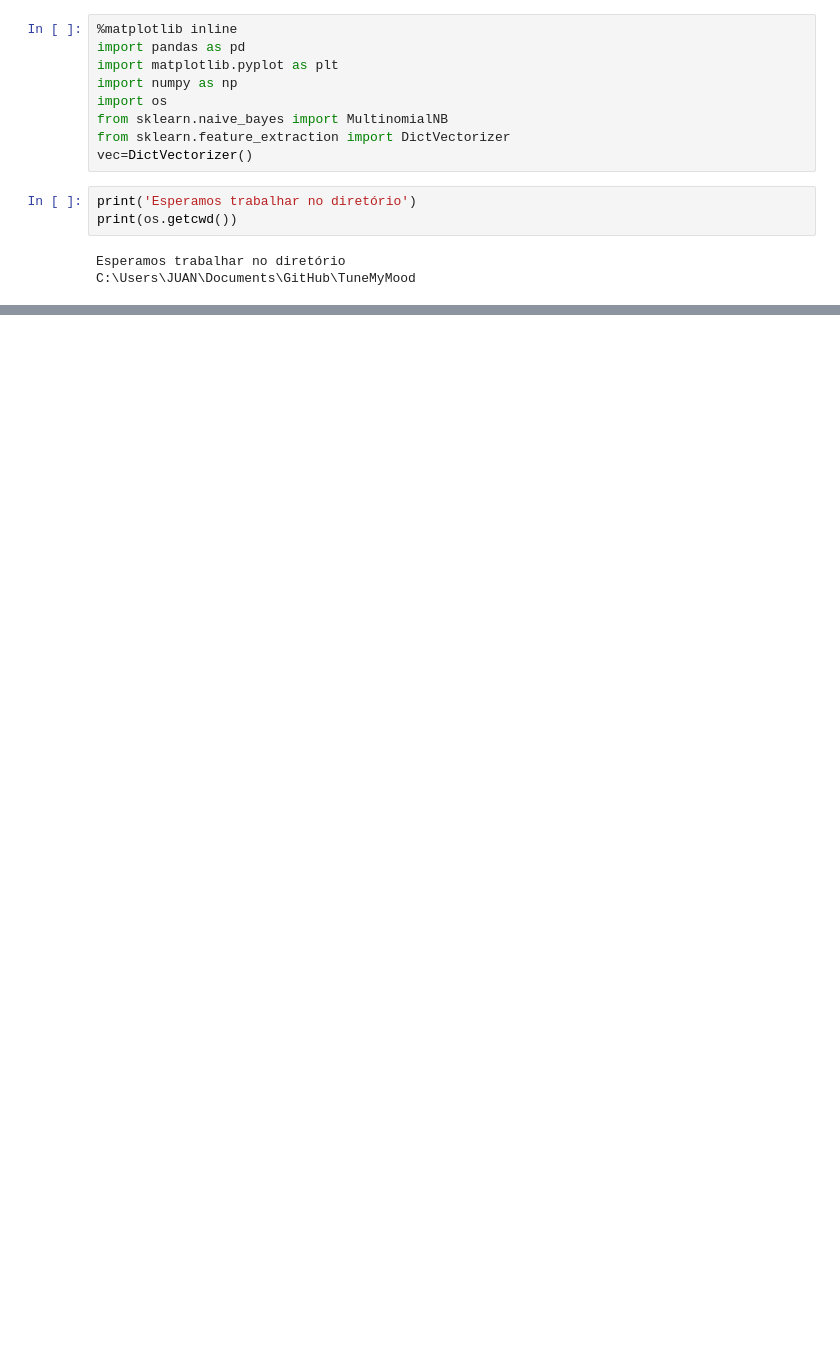
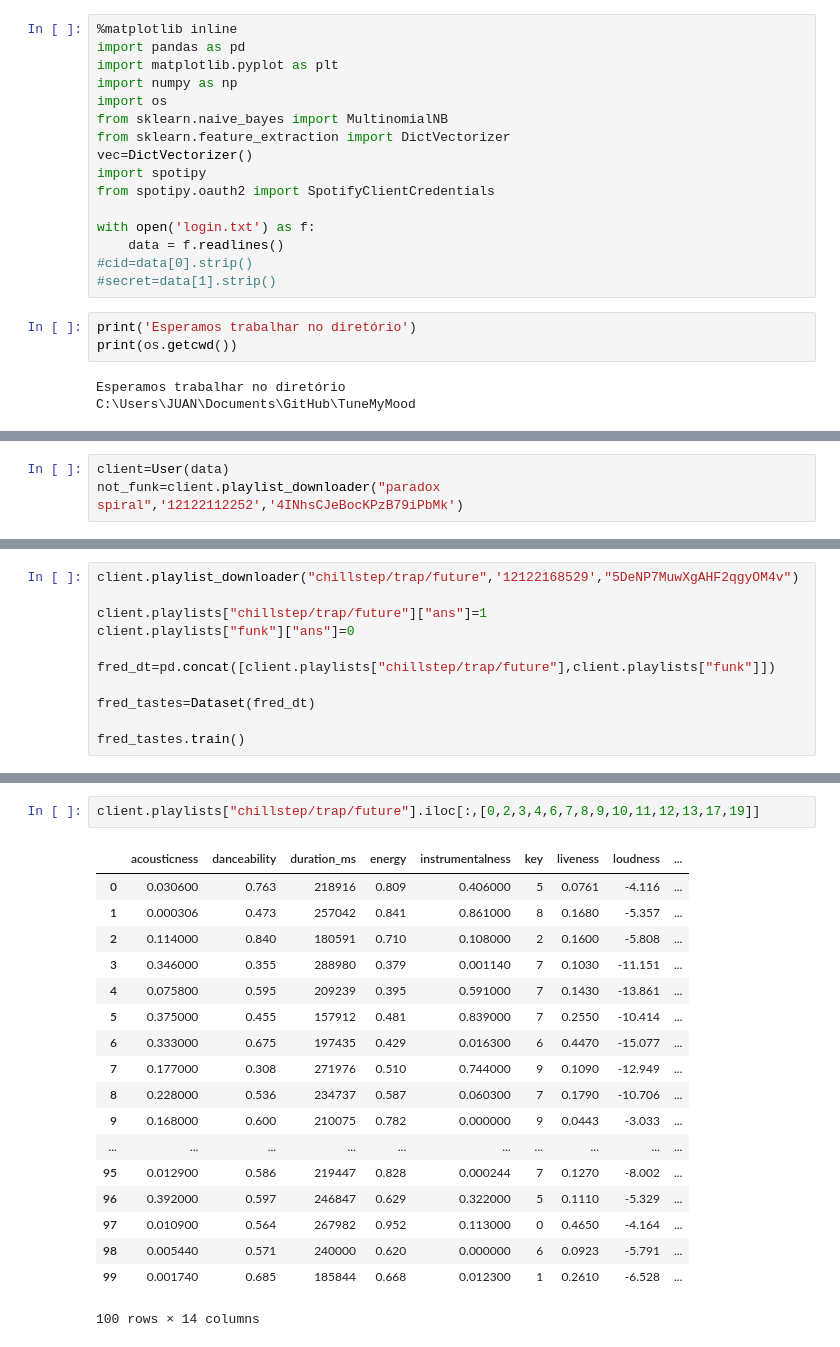
Before and after one commit to juanjorgegarcia/TuneMyMood, a Jupyter notebook: TuneMyMood.ipynb, the cells around one changed output, grey strips where cells are left out. Saved outputs shown, nothing was run; the diff lists cells and outputs as text; blank space fills up the shorter version.

Commit message:
(Melhorada a classe Dataset, criada uma classe para pegar dados do spotify, alguns testes feitos

```diff
--- a/TuneMyMood.ipynb
+++ b/TuneMyMood.ipynb
@@ -7,6 +7,13 @@ import os
 from sklearn.naive_bayes import MultinomialNB
 from sklearn.feature_extraction import DictVectorizer
 vec=DictVectorizer()
+import spotipy
+from spotipy.oauth2 import SpotifyClientCredentials
+
+with open('login.txt') as f:
+    data = f.readlines()
+#cid=data[0].strip()
+#secret=data[1].strip()
 # %%
 print('Esperamos trabalhar no diretório')
 print(os.getcwd())
@@ -51,0 +102,3 @@ test.check_score(new_songs)
+# %%
+client=User(data)
+not_funk=client.playlist_downloader("paradox spiral",'12122112252','4INhsCJeBocKPzB79iPbMk')
@@ -51,0 +146,11 @@ test.check_score(new_songs)
+# %%
+client.playlist_downloader("chillstep/trap/future",'12122168529',"5DeNP7MuwXgAHF2qgyOM4v")
+
+client.playlists["chillstep/trap/future"]["ans"]=1
+client.playlists["funk"]["ans"]=0
+
+fred_dt=pd.concat([client.playlists["chillstep/trap/future"],client.playlists["funk"]])
+
+fred_tastes=Dataset(fred_dt)
+
+fred_tastes.train()
@@ -51,0 +162,21 @@ test.check_score(new_songs)
+# %%
+client.playlists["chillstep/trap/future"].iloc[:,[0,2,3,4,6,7,8,9,10,11,12,13,17,19]]
+# %% [output]
+|  | acousticness | danceability | duration_ms | energy | instrumentalness | key | liveness | loudness | ... |
+| 0 | 0.030600 | 0.763 | 218916 | 0.809 | 0.406000 | 5 | 0.0761 | -4.116 | ... |
+| 1 | 0.000306 | 0.473 | 257042 | 0.841 | 0.861000 | 8 | 0.1680 | -5.357 | ... |
+| 2 | 0.114000 | 0.840 | 180591 | 0.710 | 0.108000 | 2 | 0.1600 | -5.808 | ... |
+| 3 | 0.346000 | 0.355 | 288980 | 0.379 | 0.001140 | 7 | 0.1030 | -11.151 | ... |
+| 4 | 0.075800 | 0.595 | 209239 | 0.395 | 0.591000 | 7 | 0.1430 | -13.861 | ... |
+| 5 | 0.375000 | 0.455 | 157912 | 0.481 | 0.839000 | 7 | 0.2550 | -10.414 | ... |
+| 6 | 0.333000 | 0.675 | 197435 | 0.429 | 0.016300 | 6 | 0.4470 | -15.077 | ... |
+| 7 | 0.177000 | 0.308 | 271976 | 0.510 | 0.744000 | 9 | 0.1090 | -12.949 | ... |
+| 8 | 0.228000 | 0.536 | 234737 | 0.587 | 0.060300 | 7 | 0.1790 | -10.706 | ... |
+| 9 | 0.168000 | 0.600 | 210075 | 0.782 | 0.000000 | 9 | 0.0443 | -3.033 | ... |
+| ... | ... | ... | ... | ... | ... | ... | ... | ... | ... |
+| 95 | 0.012900 | 0.586 | 219447 | 0.828 | 0.000244 | 7 | 0.1270 | -8.002 | ... |
+| 96 | 0.392000 | 0.597 | 246847 | 0.629 | 0.322000 | 5 | 0.1110 | -5.329 | ... |
+| 97 | 0.010900 | 0.564 | 267982 | 0.952 | 0.113000 | 0 | 0.4650 | -4.164 | ... |
+| 98 | 0.005440 | 0.571 | 240000 | 0.620 | 0.000000 | 6 | 0.0923 | -5.791 | ... |
+| 99 | 0.001740 | 0.685 | 185844 | 0.668 | 0.012300 | 1 | 0.2610 | -6.528 | ... |
+100 rows × 14 columns
```
Also changed, not shown: parts of 14 cells of this notebook, 2 other files.
